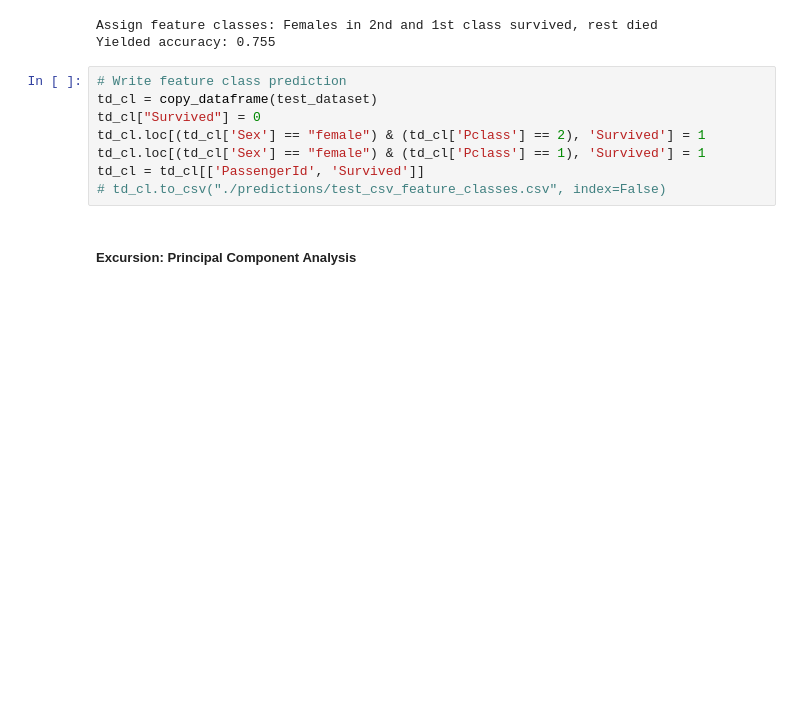
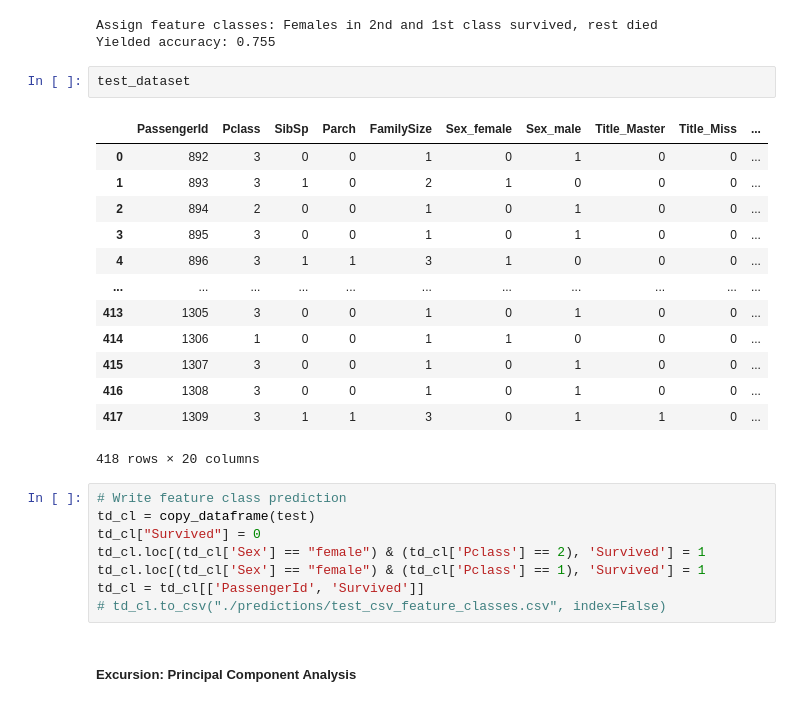
Before and after one commit to georgboehmGithub/Titanic, a Jupyter notebook: TitanicSurvival.ipynb, the cells around one changed output. Cells and saved outputs as stored; diff of their text form; blank space fills up the shorter version.

```diff
--- a/TitanicSurvival.ipynb
+++ b/TitanicSurvival.ipynb
@@ -171,9 +172,25 @@ print("Yielded accuracy: 0.755")
 # %% [output]
 Assign feature classes: Females in 2nd and 1st class survived, rest died
 Yielded accuracy: 0.755
+# %%
+test_dataset
+# %% [output]
+|  | PassengerId | Pclass | SibSp | Parch | FamilySize | Sex_female | Sex_male | Title_Master | Title_Miss | ... |
+| 0 | 892 | 3 | 0 | 0 | 1 | 0 | 1 | 0 | 0 | ... |
+| 1 | 893 | 3 | 1 | 0 | 2 | 1 | 0 | 0 | 0 | ... |
+| 2 | 894 | 2 | 0 | 0 | 1 | 0 | 1 | 0 | 0 | ... |
+| 3 | 895 | 3 | 0 | 0 | 1 | 0 | 1 | 0 | 0 | ... |
+| 4 | 896 | 3 | 1 | 1 | 3 | 1 | 0 | 0 | 0 | ... |
+| ... | ... | ... | ... | ... | ... | ... | ... | ... | ... | ... |
+| 413 | 1305 | 3 | 0 | 0 | 1 | 0 | 1 | 0 | 0 | ... |
+| 414 | 1306 | 1 | 0 | 0 | 1 | 1 | 0 | 0 | 0 | ... |
+| 415 | 1307 | 3 | 0 | 0 | 1 | 0 | 1 | 0 | 0 | ... |
+| 416 | 1308 | 3 | 0 | 0 | 1 | 0 | 1 | 0 | 0 | ... |
+| 417 | 1309 | 3 | 1 | 1 | 3 | 0 | 1 | 1 | 0 | ... |
+418 rows × 20 columns
 # %%
 # Write feature class prediction
-td_cl = copy_dataframe(test_dataset)
+td_cl = copy_dataframe(test)
 td_cl["Survived"] = 0
 td_cl.loc[(td_cl['Sex'] == "female") & (td_cl['Pclass'] == 2), 'Survived'] = 1
 td_cl.loc[(td_cl['Sex'] == "female") & (td_cl['Pclass'] == 1), 'Survived'] = 1
```
Also changed, not shown: parts of 7 cells of this notebook.
